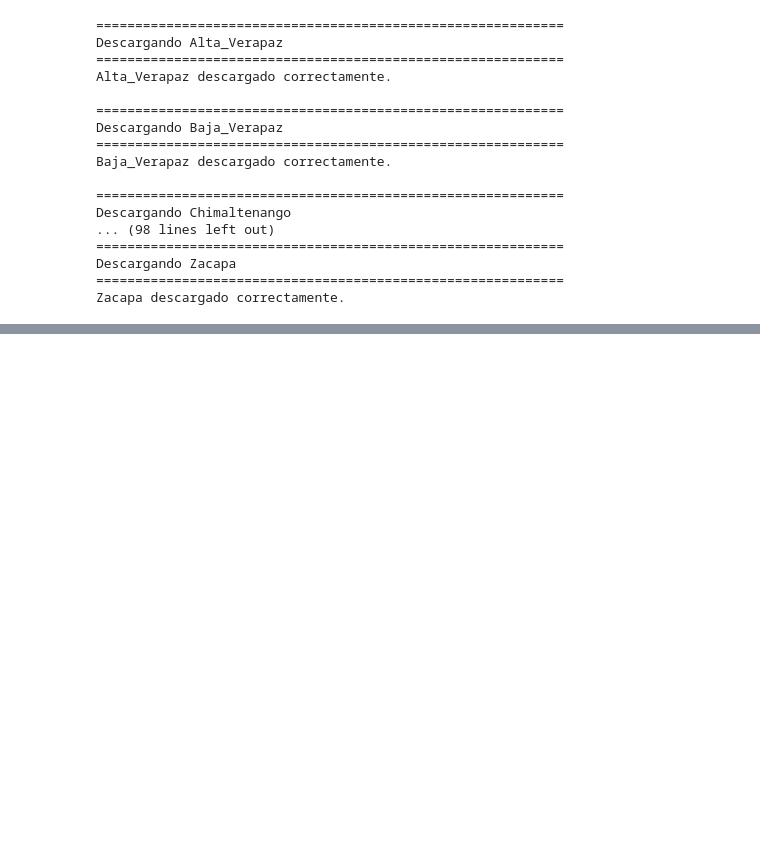
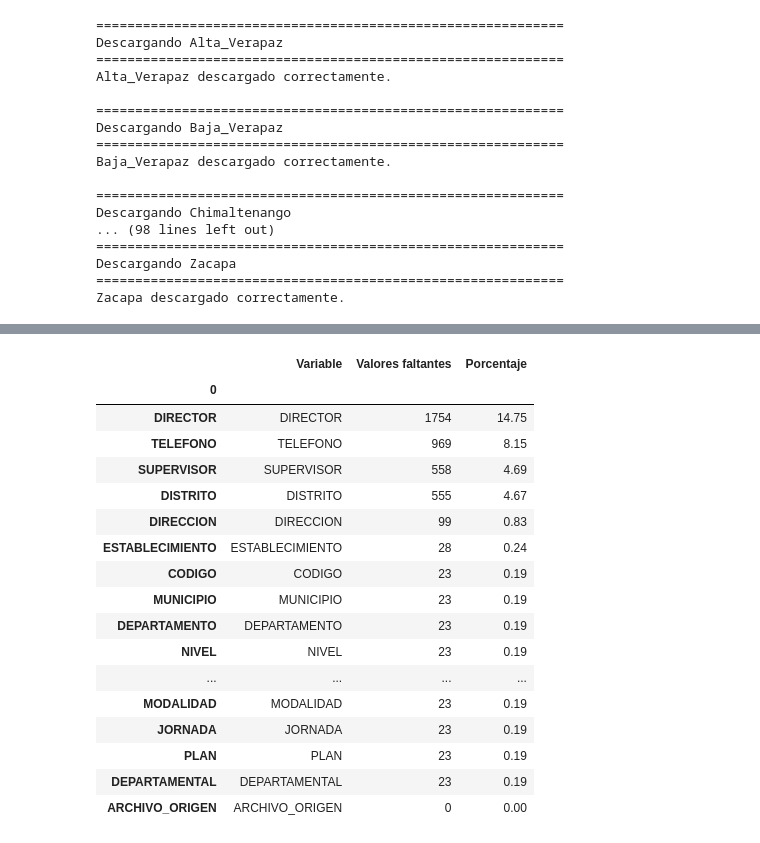
Before and after one commit to Emadlgg/Data_Science, a Jupyter notebook: Proyecto1/Proyecto1.ipynb, the cells around one changed output, grey strips where cells are left out. Drawn from its saved outputs; the diff is of its cells as text; code cells hidden in the pictures; blank space fills up the shorter version.

```diff
--- a/Proyecto1/Proyecto1.ipynb
+++ b/Proyecto1/Proyecto1.ipynb
@@ -269,0 +301,6 @@ Proceso finalizado.
+# %%
+# Buscar todos los Excel descargados
+
+excel_files = sorted(glob(str(RAW_FOLDER / "*.xls")))
+
+print(f"Se encontraron {len(excel_files)} archivos.")
@@ -269,0 +380,5 @@ Proceso finalizado.
+# %%
+df_raw = pd.concat(
+    dataframes,
+    ignore_index=True
+)
@@ -269,0 +507,32 @@ Proceso finalizado.
+# %%
+faltantes = pd.DataFrame({
+    "Variable": df_raw.columns,
+    "Valores faltantes": df_raw.isna().sum(),
+    "Porcentaje": (
+        df_raw.isna().sum() / len(df_raw) * 100
+    ).round(2)
+})
+
+faltantes.sort_values(
+    "Valores faltantes",
+    ascending=False
+)
+# %% [output]
+|  | Variable | Valores faltantes | Porcentaje |
+| 0 |  |  |  |
+| DIRECTOR | DIRECTOR | 1754 | 14.75 |
+| TELEFONO | TELEFONO | 969 | 8.15 |
+| SUPERVISOR | SUPERVISOR | 558 | 4.69 |
+| DISTRITO | DISTRITO | 555 | 4.67 |
+| DIRECCION | DIRECCION | 99 | 0.83 |
+| ESTABLECIMIENTO | ESTABLECIMIENTO | 28 | 0.24 |
+| CODIGO | CODIGO | 23 | 0.19 |
+| MUNICIPIO | MUNICIPIO | 23 | 0.19 |
+| DEPARTAMENTO | DEPARTAMENTO | 23 | 0.19 |
+| NIVEL | NIVEL | 23 | 0.19 |
+| ... | ... | ... | ... |
+| MODALIDAD | MODALIDAD | 23 | 0.19 |
+| JORNADA | JORNADA | 23 | 0.19 |
+| PLAN | PLAN | 23 | 0.19 |
+| DEPARTAMENTAL | DEPARTAMENTAL | 23 | 0.19 |
+| ARCHIVO_ORIGEN | ARCHIVO_ORIGEN | 0 | 0.00 |
```
Also changed, not shown: parts of 22 cells of this notebook, 1 other file.
